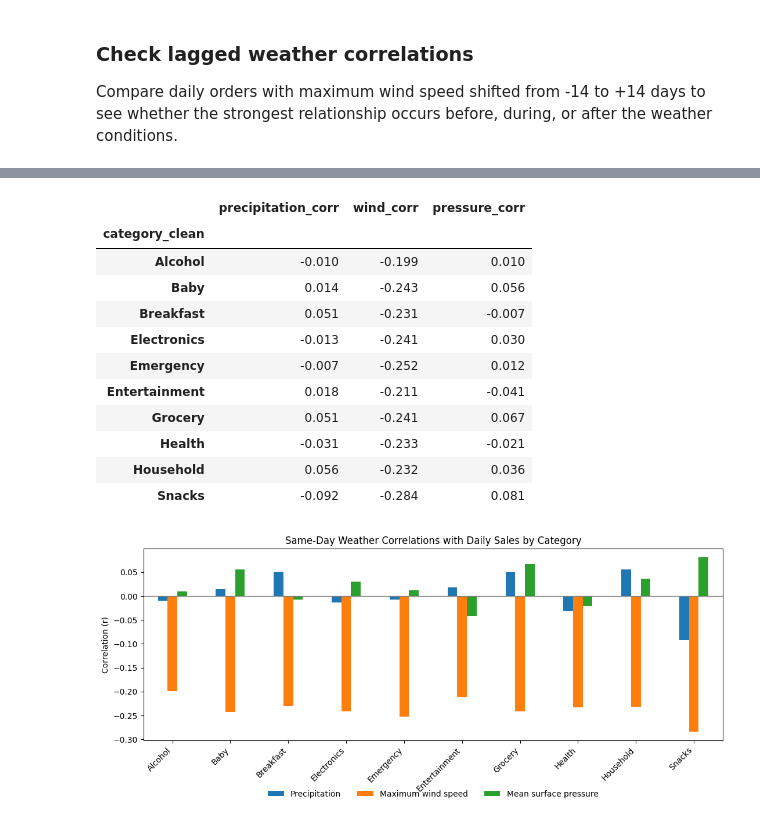
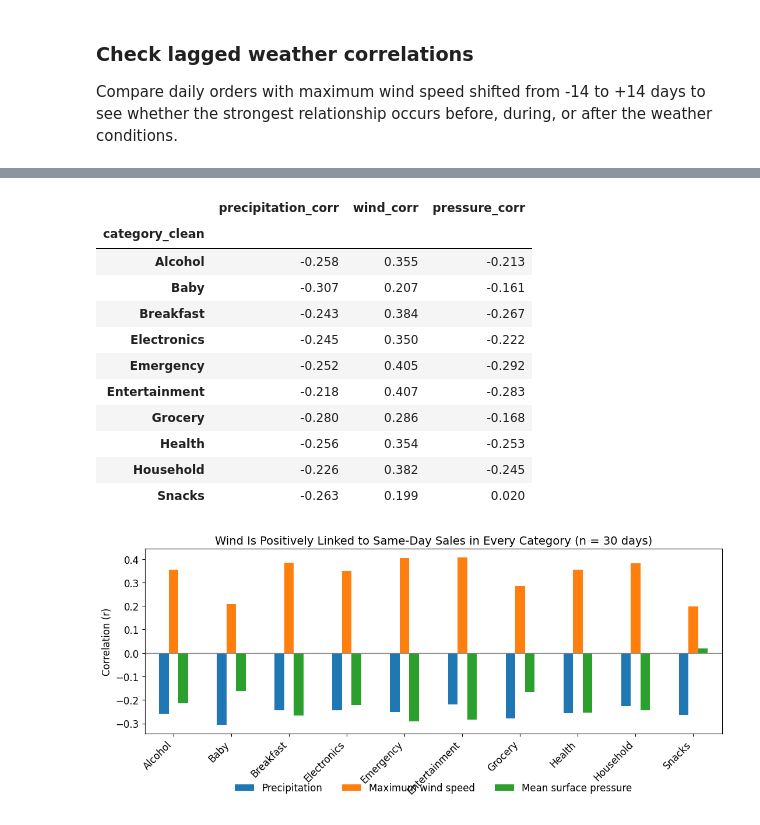
Before and after one commit to Angela-Benedict/ds2002-fa26, a Jupyter notebook: notebooks/walmart-hurricane-project/noor_weather_api.ipynb, the cells around one changed output, grey strips where cells are left out. Saved outputs shown, nothing was run; the diff lists cells and outputs as text; code cells hidden in the pictures.

```diff
--- a/notebooks/walmart-hurricane-project/noor_weather_api.ipynb
+++ b/notebooks/walmart-hurricane-project/noor_weather_api.ipynb
@@ -34,11 +47,15 @@ Convert the mixed-format transaction timestamps to datetime values and create a
 def prepare_sales_for_weather_join(sales_df, timestamp_col):
     sales = sales_df.copy()
 
+    before = len(sales)
+    sales = sales.drop_duplicates()
+    print("Duplicate rows removed:", before - len(sales))
+
     sales[timestamp_col] = pd.to_datetime(
-    sales[timestamp_col],
-    format="mixed",
-    errors="coerce"
-)
+        sales[timestamp_col],
+        format="mixed",
+        errors="coerce"
+    )
 
     sales["date"] = sales[timestamp_col].dt.normalize()
 
@@ -287,5 +342,6 @@ Correlation: 0.875
 # %%
 import matplotlib.pyplot as plt
+plt.rcParams.update({"font.size": 12, "axes.titlesize": 14})
 
 fig, ax1 = plt.subplots(figsize=(11, 5))
 
@@ -322,7 +378,7 @@ lines = sales_line + wind_line + [wind_peak]
 labels = [line.get_label() for line in lines]
 ax1.legend(lines, labels, loc="upper left")
 
-plt.title("Sales Peaked Before the Strongest Wind Conditions")
+plt.title("Sales Peaked Sept 25, the Day Before the Strongest Wind")
 fig.autofmt_xdate()
 plt.tight_layout()
 plt.show()
@@ -414,41 +470,41 @@ category_correlations
 # %% [output]
 |  | precipitation_corr | wind_corr | pressure_corr |
 | category_clean |  |  |  |
-| Alcohol | -0.010 | -0.199 | 0.010 |
-| Baby | 0.014 | -0.243 | 0.056 |
-| Breakfast | 0.051 | -0.231 | -0.007 |
-| Electronics | -0.013 | -0.241 | 0.030 |
-| Emergency | -0.007 | -0.252 | 0.012 |
-| Entertainment | 0.018 | -0.211 | -0.041 |
-| Grocery | 0.051 | -0.241 | 0.067 |
-| Health | -0.031 | -0.233 | -0.021 |
-| Household | 0.056 | -0.232 | 0.036 |
-| Snacks | -0.092 | -0.284 | 0.081 |
+| Alcohol | -0.258 | 0.355 | -0.213 |
+| Baby | -0.307 | 0.207 | -0.161 |
+| Breakfast | -0.243 | 0.384 | -0.267 |
+| Electronics | -0.245 | 0.350 | -0.222 |
+| Emergency | -0.252 | 0.405 | -0.292 |
+| Entertainment | -0.218 | 0.407 | -0.283 |
+| Grocery | -0.280 | 0.286 | -0.168 |
+| Health | -0.256 | 0.354 | -0.253 |
+| Household | -0.226 | 0.382 | -0.245 |
+| Snacks | -0.263 | 0.199 | 0.020 |
 # %%
 ax = category_correlations.rename(columns={
     "precipitation_corr": "Precipitation",
     "wind_corr": "Maximum wind speed",
     "pressure_corr": "Mean surface pressure",
 }).plot(
     kind="bar",
     figsize=(11, 5)
 )
 
 ax.axhline(0, color="gray", linewidth=1)
 
-ax.set_title("Same-Day Weather Correlations with Daily Sales by Category")
+ax.set_title("Wind Is Positively Linked to Same-Day Sales in Every Category (n = 30 days)")
 ax.set_xlabel("")
 ax.set_ylabel("Correlation (r)")
 
 plt.xticks(rotation=45, ha="right")
 ax.legend(
     loc="upper center",
     bbox_to_anchor=(0.5, -0.22),
     ncol=3,
     frameon=False
 )
 
 plt.tight_layout()
 plt.show()
 # %% [output]
-[figure, old version]
+[figure, new version]
```
Also changed, not shown: parts of 16 cells of this notebook.
